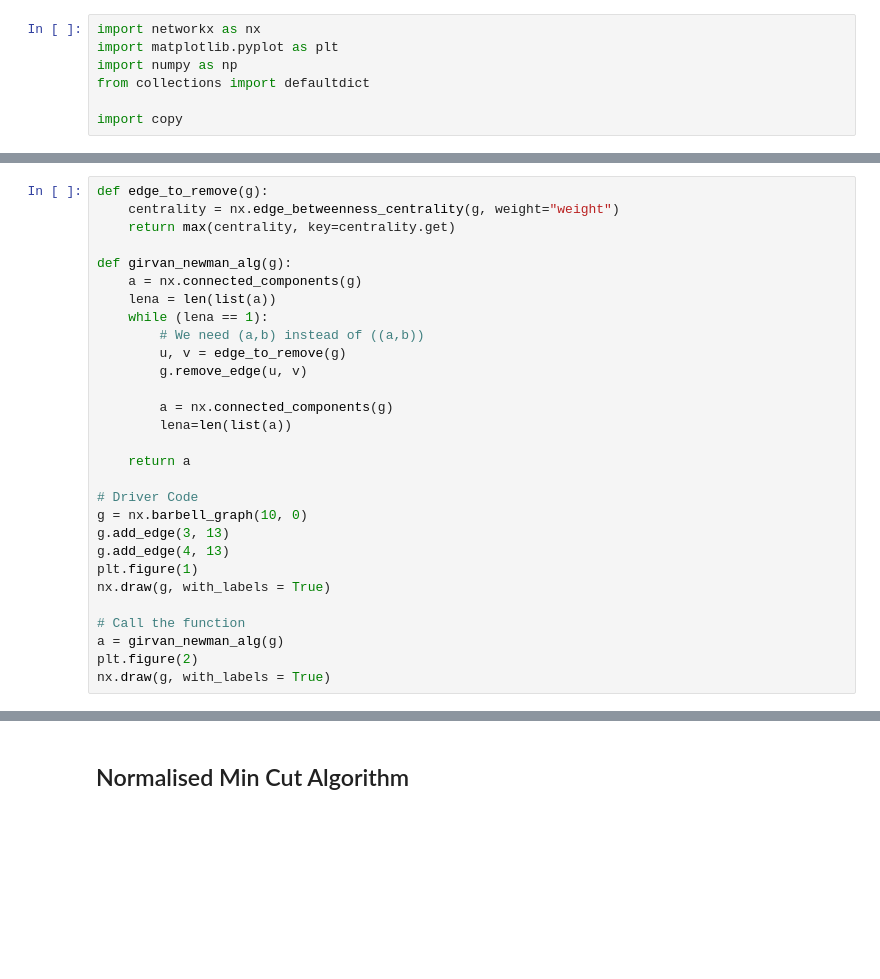
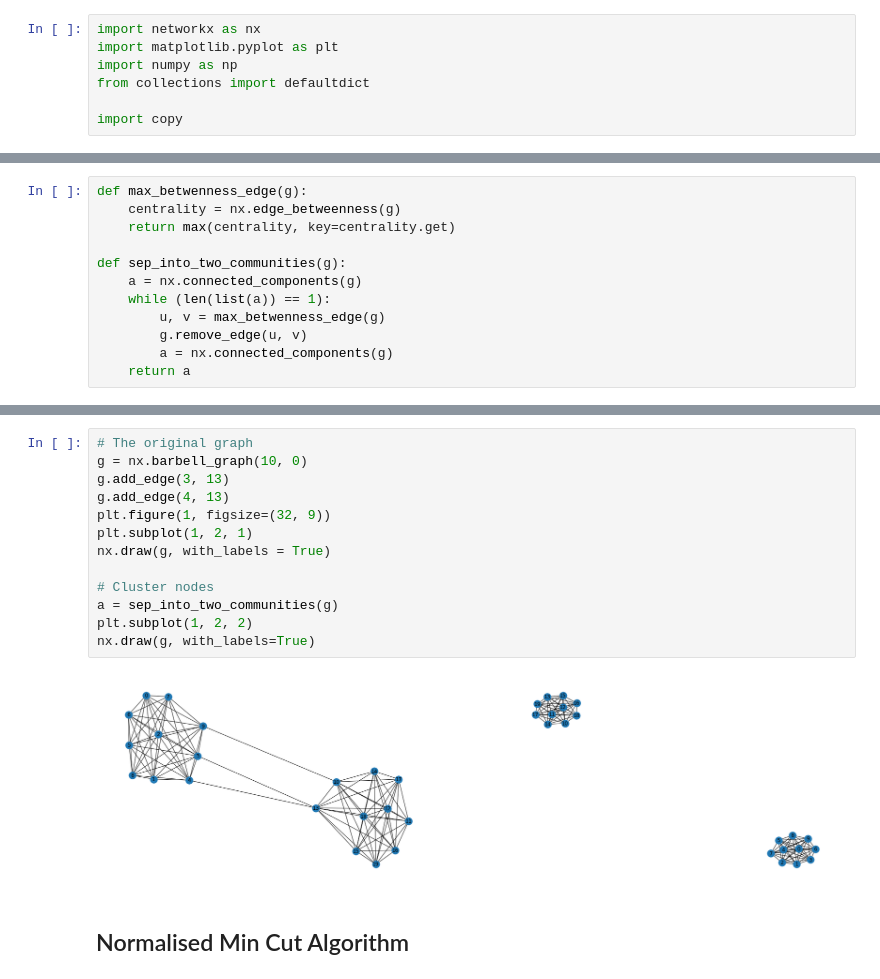
Before and after one commit to lukacsaronzs/data-mining-of-social-networks, a Jupyter notebook: social_network.ipynb, the cells around one changed output, grey strips where cells are left out. Drawn from its saved outputs; the diff is of its cells as text; blank space fills up the shorter version.

Commit message:
grivan newman

```diff
--- a/social_network.ipynb
+++ b/social_network.ipynb
@@ -11,29 +49,12 @@ import copy
 # %%
-def edge_to_remove(g):
-    centrality = nx.edge_betweenness_centrality(g, weight="weight")
+def max_betwenness_edge(g):
+    centrality = nx.edge_betweenness(g)
     return max(centrality, key=centrality.get)
 
-def girvan_newman_alg(g):
+def sep_into_two_communities(g):
     a = nx.connected_components(g)
-    lena = len(list(a))
-    while (lena == 1):
-        # We need (a,b) instead of ((a,b))
-        u, v = edge_to_remove(g)
+    while (len(list(a)) == 1):
+        u, v = max_betwenness_edge(g)
         g.remove_edge(u, v)
-
         a = nx.connected_components(g)
-        lena=len(list(a))
-
     return a
-
-# Driver Code
-g = nx.barbell_graph(10, 0)
-g.add_edge(3, 13)
-g.add_edge(4, 13)
-plt.figure(1)
-nx.draw(g, with_labels = True)
-
-# Call the function
-a = girvan_newman_alg(g)
-plt.figure(2)
-nx.draw(g, with_labels = True)
@@ -43,3 +61,18 @@ nx.draw(g, with_labels = True)
+# %%
+# The original graph
+g = nx.barbell_graph(10, 0)
+g.add_edge(3, 13)
+g.add_edge(4, 13)
+plt.figure(1, figsize=(32, 9))
+plt.subplot(1, 2, 1)
+nx.draw(g, with_labels = True)
+
+# Cluster nodes
+a = sep_into_two_communities(g)
+plt.subplot(1, 2, 2)
+nx.draw(g, with_labels=True)
+# %% [output]
+[figure, added]
 # %% [markdown]
 ## Normalised Min Cut Algorithm
 # %%
```
Also changed, not shown: parts of 4 cells of this notebook.
